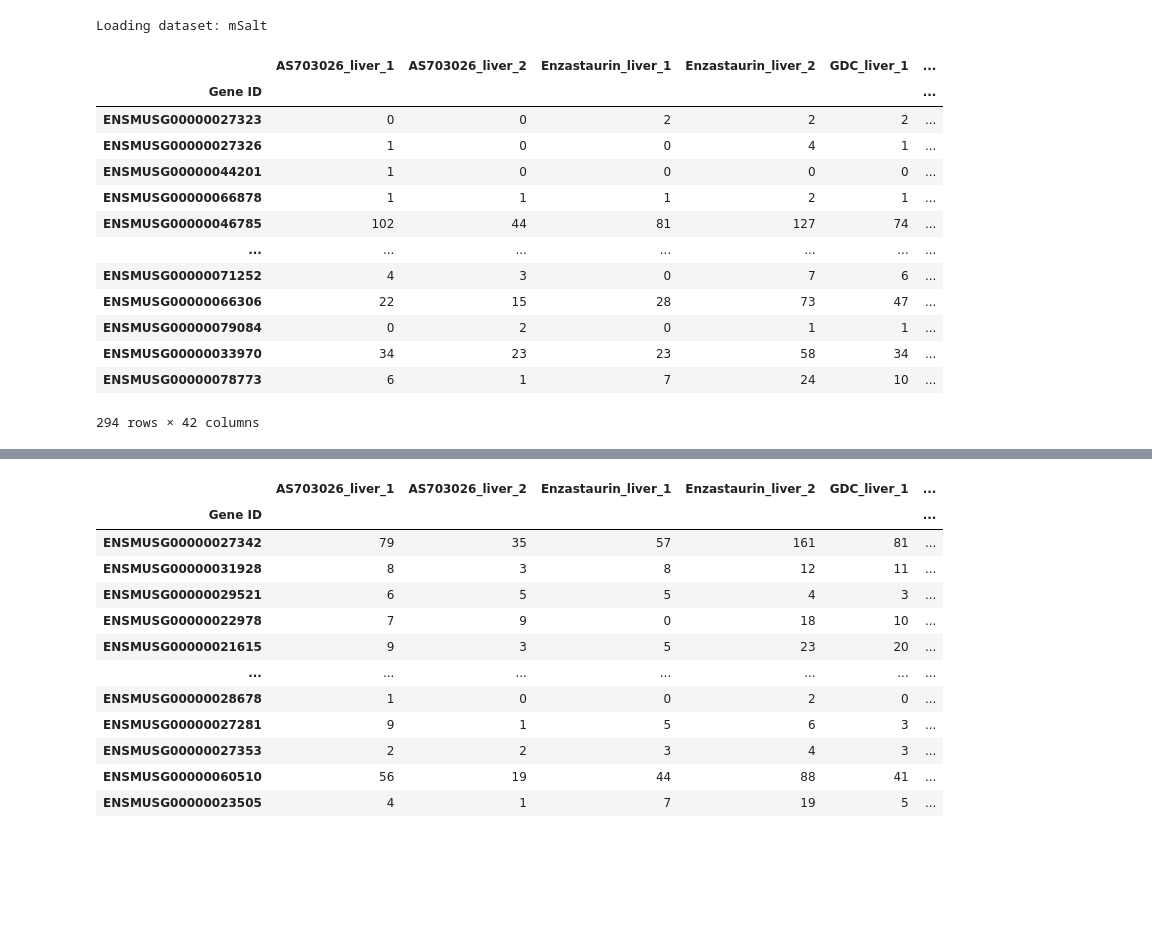
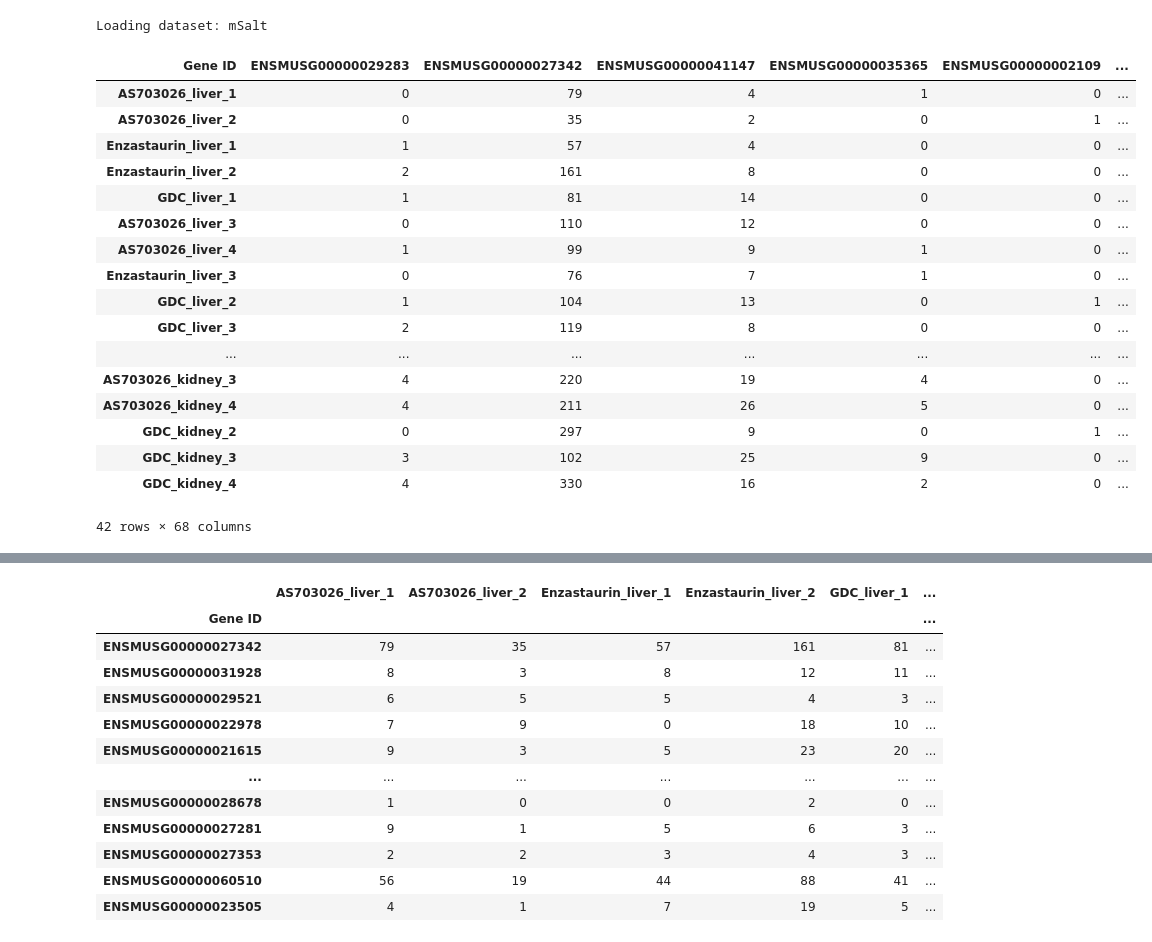
Before and after one commit to zanekoch/dream_proj, a Jupyter notebook: notebooks/122123_msalt_analysis.ipynb, the cells around one changed output, grey strips where cells are left out. Drawn from its saved outputs; the diff is of its cells as text; code cells hidden in the pictures; blank space fills up the shorter version.

```diff
--- a/notebooks/122123_msalt_analysis.ipynb
+++ b/notebooks/122123_msalt_analysis.ipynb
@@ -29,17 +23,0 @@ across_species.read_dream_files()
-# %%
-treated_mice.get_dream_gene_expression()
-# %% [output]
-|  | AS703026_liver_1 | AS703026_liver_2 | Enzastaurin_liver_1 | Enzastaurin_liver_2 | GDC_liver_1 | ... |
-| Gene ID |  |  |  |  |  | ... |
-| ENSMUSG00000027323 | 0 | 0 | 2 | 2 | 2 | ... |
-| ENSMUSG00000027326 | 1 | 0 | 0 | 4 | 1 | ... |
-| ENSMUSG00000044201 | 1 | 0 | 0 | 0 | 0 | ... |
-| ENSMUSG00000066878 | 1 | 1 | 1 | 2 | 1 | ... |
-| ENSMUSG00000046785 | 102 | 44 | 81 | 127 | 74 | ... |
-| ... | ... | ... | ... | ... | ... | ... |
-| ENSMUSG00000071252 | 4 | 3 | 0 | 7 | 6 | ... |
-| ENSMUSG00000066306 | 22 | 15 | 28 | 73 | 47 | ... |
-| ENSMUSG00000079084 | 0 | 2 | 0 | 1 | 1 | ... |
-| ENSMUSG00000033970 | 34 | 23 | 23 | 58 | 34 | ... |
-| ENSMUSG00000078773 | 6 | 1 | 7 | 24 | 10 | ... |
-294 rows × 42 columns
@@ -45,0 +26,21 @@ treated_mice.get_dream_gene_expression()
+# %%
+dream_expression
+# %% [output]
+| Gene ID | ENSMUSG00000029283 | ENSMUSG00000027342 | ENSMUSG00000041147 | ENSMUSG00000035365 | ENSMUSG00000002109 | ... |
+| AS703026_liver_1 | 0 | 79 | 4 | 1 | 0 | ... |
+| AS703026_liver_2 | 0 | 35 | 2 | 0 | 1 | ... |
+| Enzastaurin_liver_1 | 1 | 57 | 4 | 0 | 0 | ... |
+| Enzastaurin_liver_2 | 2 | 161 | 8 | 0 | 0 | ... |
+| GDC_liver_1 | 1 | 81 | 14 | 0 | 0 | ... |
+| AS703026_liver_3 | 0 | 110 | 12 | 0 | 0 | ... |
+| AS703026_liver_4 | 1 | 99 | 9 | 1 | 0 | ... |
+| Enzastaurin_liver_3 | 0 | 76 | 7 | 1 | 0 | ... |
+| GDC_liver_2 | 1 | 104 | 13 | 0 | 1 | ... |
+| GDC_liver_3 | 2 | 119 | 8 | 0 | 0 | ... |
+| ... | ... | ... | ... | ... | ... | ... |
+| AS703026_kidney_3 | 4 | 220 | 19 | 4 | 0 | ... |
+| AS703026_kidney_4 | 4 | 211 | 26 | 5 | 0 | ... |
+| GDC_kidney_2 | 0 | 297 | 9 | 0 | 1 | ... |
+| GDC_kidney_3 | 3 | 102 | 25 | 9 | 0 | ... |
+| GDC_kidney_4 | 4 | 330 | 16 | 2 | 0 | ... |
+42 rows × 68 columns
```
Also changed, not shown: parts of 6 cells of this notebook, 4 other files.
